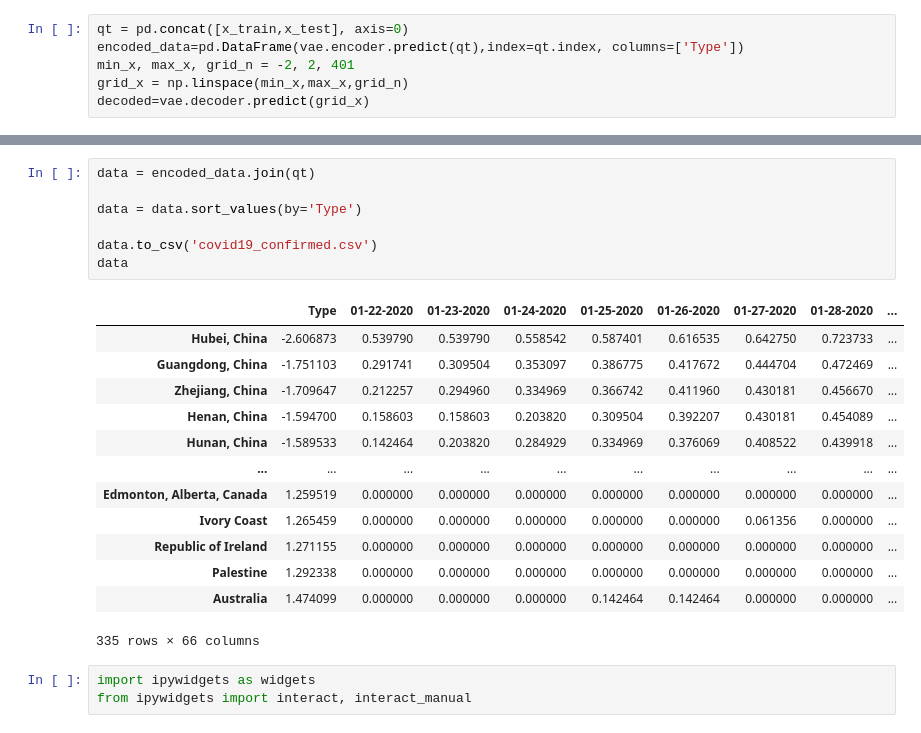
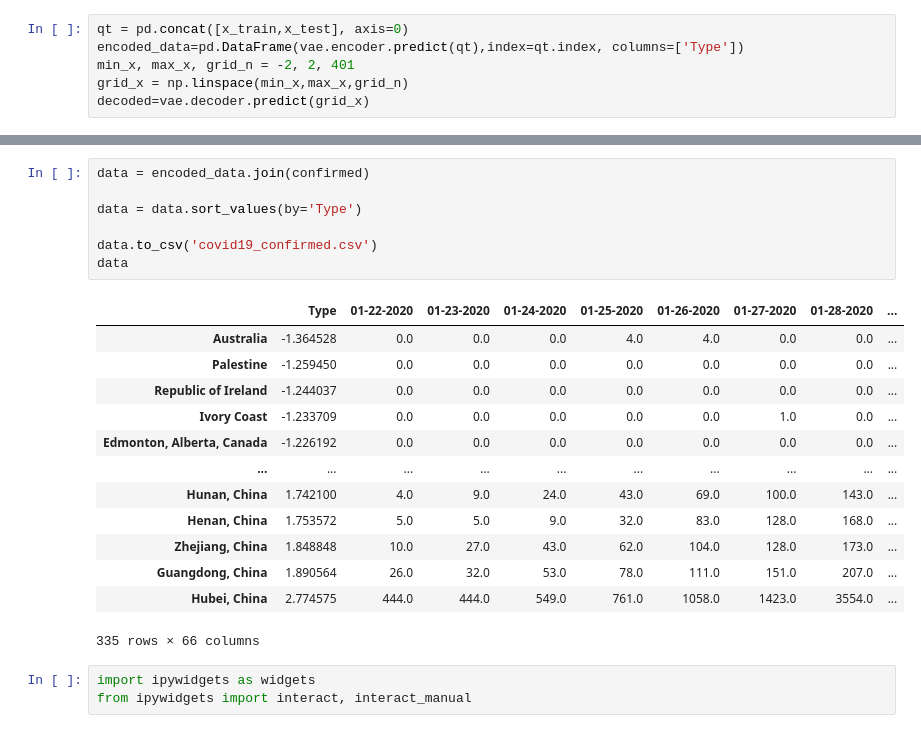
Before and after one commit to yaniv256/VAEs-in-Economics, a Jupyter notebook: Notebooks/Covid_19_VAEs.ipynb, the cells around one changed output, grey strips where cells are left out. Drawn from its saved outputs; the diff is of its cells as text.

```diff
--- a/Notebooks/Covid_19_VAEs.ipynb
+++ b/Notebooks/Covid_19_VAEs.ipynb
@@ -715,23 +745,23 @@ plt.savefig('plot_dist_type.png')
 # %%
-data = encoded_data.join(qt)
+data = encoded_data.join(confirmed)
 
 data = data.sort_values(by='Type')
 
 data.to_csv('covid19_confirmed.csv')
 data
 # %% [output]
 |  | Type | 01-22-2020 | 01-23-2020 | 01-24-2020 | 01-25-2020 | 01-26-2020 | 01-27-2020 | 01-28-2020 | ... |
-| Hubei, China | -2.606873 | 0.539790 | 0.539790 | 0.558542 | 0.587401 | 0.616535 | 0.642750 | 0.723733 | ... |
-| Guangdong, China | -1.751103 | 0.291741 | 0.309504 | 0.353097 | 0.386775 | 0.417672 | 0.444704 | 0.472469 | ... |
-| Zhejiang, China | -1.709647 | 0.212257 | 0.294960 | 0.334969 | 0.366742 | 0.411960 | 0.430181 | 0.456670 | ... |
-| Henan, China | -1.594700 | 0.158603 | 0.158603 | 0.203820 | 0.309504 | 0.392207 | 0.430181 | 0.454089 | ... |
-| Hunan, China | -1.589533 | 0.142464 | 0.203820 | 0.284929 | 0.334969 | 0.376069 | 0.408522 | 0.439918 | ... |
+| Australia | -1.364528 | 0.0 | 0.0 | 0.0 | 4.0 | 4.0 | 0.0 | 0.0 | ... |
+| Palestine | -1.259450 | 0.0 | 0.0 | 0.0 | 0.0 | 0.0 | 0.0 | 0.0 | ... |
+| Republic of Ireland | -1.244037 | 0.0 | 0.0 | 0.0 | 0.0 | 0.0 | 0.0 | 0.0 | ... |
+| Ivory Coast | -1.233709 | 0.0 | 0.0 | 0.0 | 0.0 | 0.0 | 1.0 | 0.0 | ... |
+| Edmonton, Alberta, Canada | -1.226192 | 0.0 | 0.0 | 0.0 | 0.0 | 0.0 | 0.0 | 0.0 | ... |
 | ... | ... | ... | ... | ... | ... | ... | ... | ... | ... |
-| Edmonton, Alberta, Canada | 1.259519 | 0.000000 | 0.000000 | 0.000000 | 0.000000 | 0.000000 | 0.000000 | 0.000000 | ... |
-| Ivory Coast | 1.265459 | 0.000000 | 0.000000 | 0.000000 | 0.000000 | 0.000000 | 0.061356 | 0.000000 | ... |
-| Republic of Ireland | 1.271155 | 0.000000 | 0.000000 | 0.000000 | 0.000000 | 0.000000 | 0.000000 | 0.000000 | ... |
-| Palestine | 1.292338 | 0.000000 | 0.000000 | 0.000000 | 0.000000 | 0.000000 | 0.000000 | 0.000000 | ... |
-| Australia | 1.474099 | 0.000000 | 0.000000 | 0.000000 | 0.142464 | 0.142464 | 0.000000 | 0.000000 | ... |
+| Hunan, China | 1.742100 | 4.0 | 9.0 | 24.0 | 43.0 | 69.0 | 100.0 | 143.0 | ... |
+| Henan, China | 1.753572 | 5.0 | 5.0 | 9.0 | 32.0 | 83.0 | 128.0 | 168.0 | ... |
+| Zhejiang, China | 1.848848 | 10.0 | 27.0 | 43.0 | 62.0 | 104.0 | 128.0 | 173.0 | ... |
+| Guangdong, China | 1.890564 | 26.0 | 32.0 | 53.0 | 78.0 | 111.0 | 151.0 | 207.0 | ... |
+| Hubei, China | 2.774575 | 444.0 | 444.0 | 549.0 | 761.0 | 1058.0 | 1423.0 | 3554.0 | ... |
 335 rows × 66 columns
 # %%
 import ipywidgets as widgets
```
Also changed, not shown: parts of 12 cells of this notebook.
